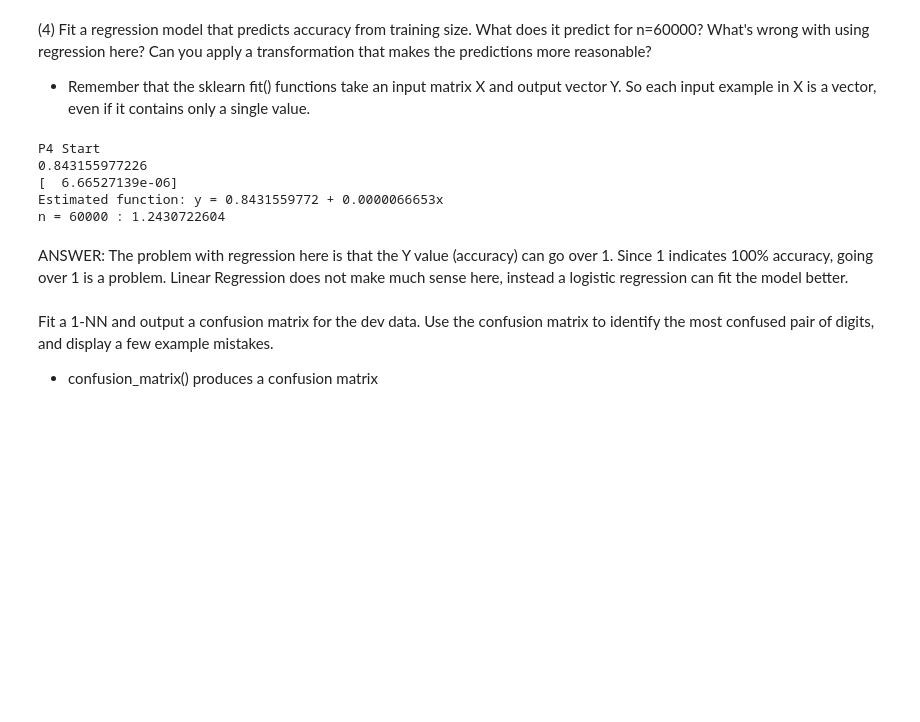
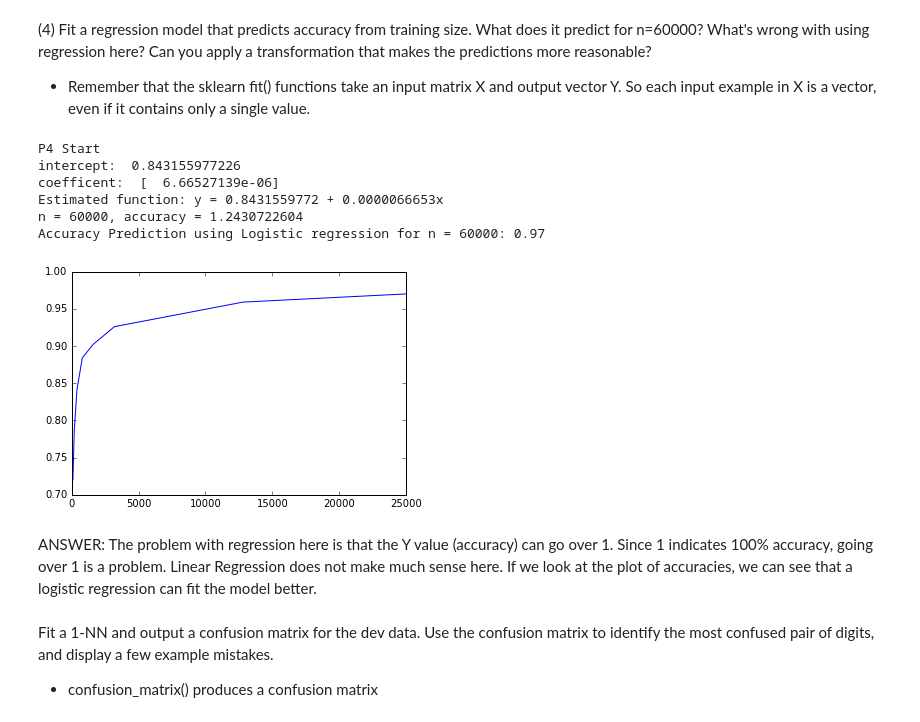
Before and after one commit to chqngh-berkeley/W207, a Jupyter notebook: project1/firstname_lastname_p1.ipynb, the cells around one changed output. Cells and saved outputs as stored; diff of their text form; code cells hidden in the pictures; blank space fills up the shorter version.

```diff
--- a/project1/firstname_lastname_p1.ipynb
+++ b/project1/firstname_lastname_p1.ipynb
@@ -174,27 +205,40 @@ time elapsed: 36.5637509823 seconds
 # %%
 def P4():
 
 ### STUDENT START ###
     print 'P4 Start'
     tSizes = np.reshape(train_sizes, (-1,1))
+
+    #try linear regression
     lr = LinearRegression(fit_intercept=True)
     lr.fit(tSizes, accuracies)
-    print lr.intercept_
-    print lr.coef_
+    print 'intercept: ', lr.intercept_
+    print 'coefficent: ', lr.coef_
     print 'Estimated function: y = %.10f + %.10fx' %(lr.intercept_, lr.coef_[0])
-    tmp = lr.intercept_ + lr.coef_[0] * 60000
-    print 'n = 60000 : %.10f' % tmp
+
+    sizeN = 60000
+    tmp = lr.intercept_ + lr.coef_[0] * sizeN
+    print 'n = 60000, accuracy = %.10f' % lr.predict(sizeN)[0]
+    plt.plot(train_sizes, accuracies)
+
+    #try logistic regression
+    tAccuracies = np.asarray(accuracies, dtype="|S6")
+    lm = LogisticRegression(fit_intercept=True)
+    lm.fit(tSizes, tAccuracies)
+    print 'Accuracy Prediction using Logistic regression for n = %d: %s' %(sizeN , lm.predict(sizeN)[0])
 
 ### STUDENT END ###
 P4()
 # %% [output]
 P4 Start
-0.843155977226
-[  6.66527139e-06]
+intercept:  0.843155977226
+coefficent:  [  6.66527139e-06]
 Estimated function: y = 0.8431559772 + 0.0000066653x
-n = 60000 : 1.2430722604
+n = 60000, accuracy = 1.2430722604
+Accuracy Prediction using Logistic regression for n = 60000: 0.97
+[figure, added]
 # %% [markdown]
-ANSWER: The problem with regression here is that the Y value (accuracy) can go over 1. Since 1 indicates 100% accuracy, going over 1 is a problem. Linear Regression does not make much sense here, instead a logistic regression can fit the model better.
+ANSWER: The problem with regression here is that the Y value (accuracy) can go over 1. Since 1 indicates 100% accuracy, going over 1 is a problem. Linear Regression does not make much sense here. If we look at the plot of accuracies, we can see that a logistic regression can fit the model better.
 # %% [markdown]
 Fit a 1-NN and output a confusion matrix for the dev data. Use the confusion matrix to identify the most confused pair of digits, and display a few example mistakes.
 
```
Also changed, not shown: parts of 27 cells of this notebook, 1 other file.
